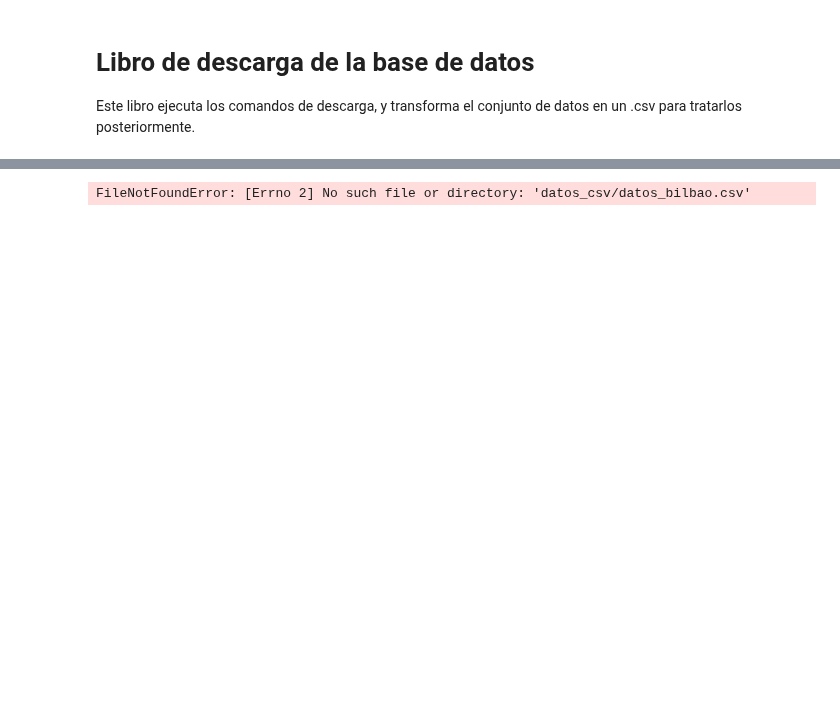
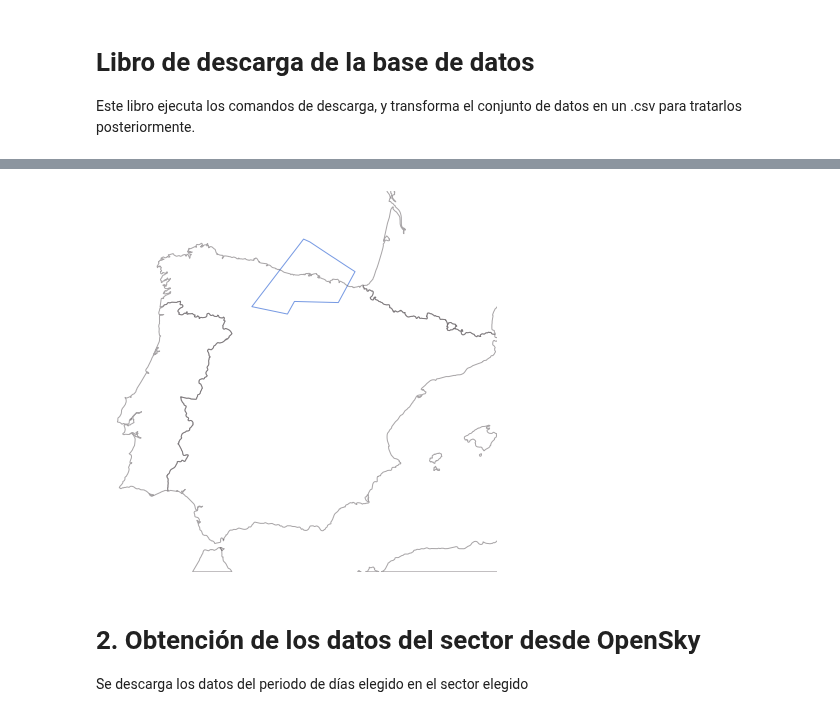
Before and after one commit to jaimebw/tfg, a Jupyter notebook: libros/descarga_bilbao.ipynb, the cells around one changed output, grey strips where cells are left out. Drawn from its saved outputs; the diff is of its cells as text; code cells hidden in the pictures; blank space fills up the shorter version.

```diff
--- a/libros/descarga_bilbao.ipynb
+++ b/libros/descarga_bilbao.ipynb
@@ -18,10 +23,25 @@ def guardarcsv(archivo, nombre_archivo,carpeta_datos_csv = carpeta_datos_csv):
+# %%
+import matplotlib.pyplot as plt
+from traffic.core.projection import EuroPP
+from traffic.drawing import countries
+with plt.style.context("traffic"):
+        fig, ax = plt.subplots(
+            subplot_kw=dict(projection=EuroPP()))
+        nm_airspaces['LECMBLU'].plot(ax,alpha = 1)
+        ax.add_feature(countries())
+        ax.set_extent((-9, 3, 30, 45))
+guardarimagen("descarga_bilbao","sector.png")
+# %% [output]
+[figure, added]
+# %% [markdown]
+# 2. Obtención de los datos del sector desde OpenSky
+Se descarga los datos del periodo de días elegido en el sector elegido
 # %%
-flight = opensky.history(
+vuelos = opensky.history(
     "2019-02-05", # fecha de inicia
     "2019-02-08", # fecha de parada
     # stop is implicit, i.e. stop="2017-02-06"
     return_flight=True, # define la clase de estructura en función de lo que se necesita
     bounds= nm_airspaces['LECMBLU'] # area de descarga de los datos
 )
+guardarcsv(vuelos,"datos_bilbao")
-# %% [output]
-FileNotFoundError: [Errno 2] No such file or directory: 'datos_csv/datos_bilbao.csv'
```
Also changed, not shown: parts of 17 cells of this notebook, 1 other file.
